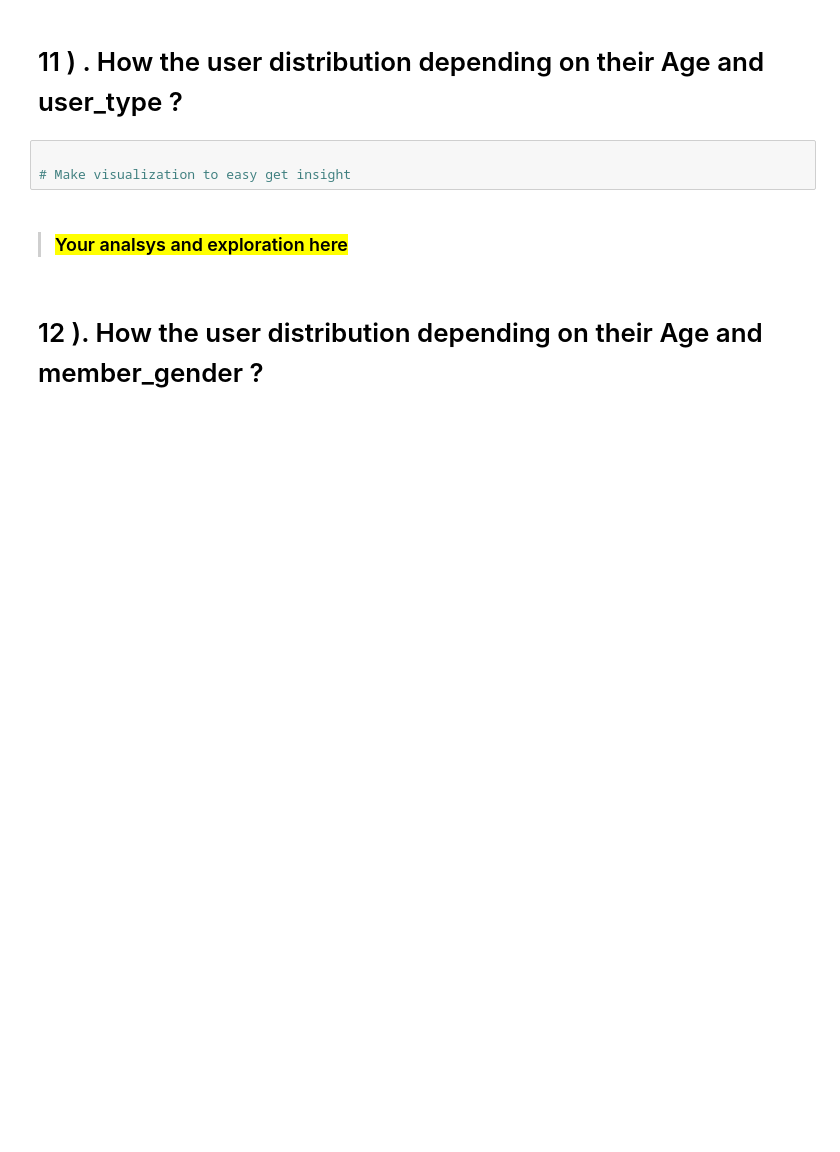
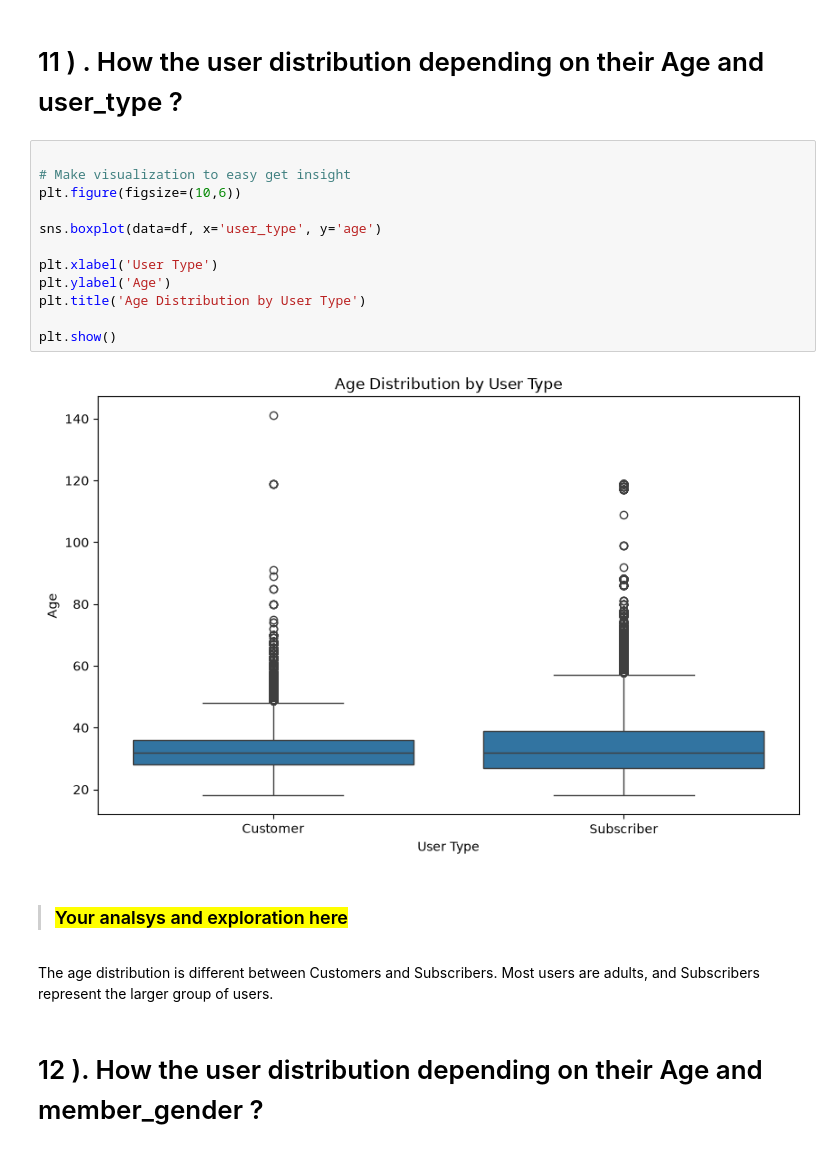
Before and after one commit to Maha-123-dot/Ai_diploma_master, a Jupyter notebook: data science_final project/datasciece-Final-Project.ipynb, the cells around one changed output. Drawn from its saved outputs; the diff is of its cells as text; blank space fills up the shorter version.

```diff
--- a/data science_final project/datasciece-Final-Project.ipynb
+++ b/data science_final project/datasciece-Final-Project.ipynb
@@ -706,8 +762,22 @@ Now let's investigate relationships between pairs of variables in our data.
 # %%
 
 # Make visualization to easy get insight
+plt.figure(figsize=(10,6))
+
+sns.boxplot(data=df, x='user_type', y='age')
+
+plt.xlabel('User Type')
+plt.ylabel('Age')
+plt.title('Age Distribution by User Type')
+
+plt.show()
+# %% [output]
+[figure, added]
 # %% [markdown]
 > ### <mark>Your analsys and exploration here </mark>
+# %% [markdown]
+The age distribution is different between Customers and Subscribers.
+Most users are adults, and Subscribers represent the larger group of users.
 # %% [markdown]
 #  <a id="12"> 12 ). How the user distribution depending on their Age and member_gender ?</a>
 # %%
```
Also changed, not shown: parts of 19 cells of this notebook.
